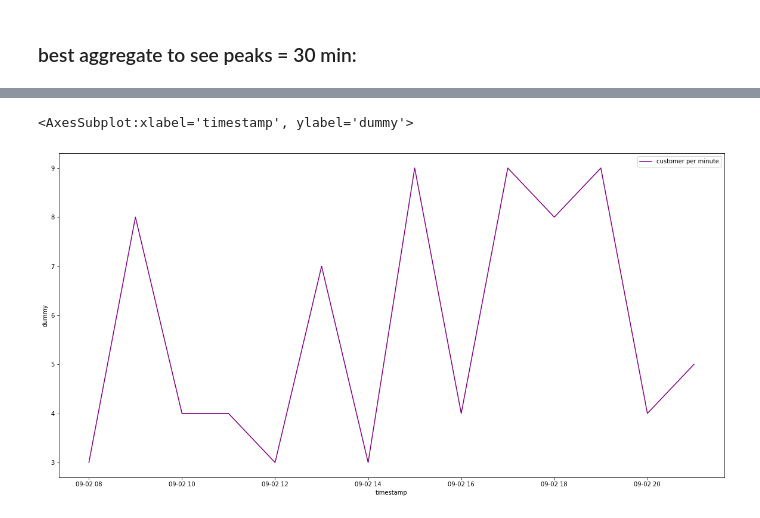
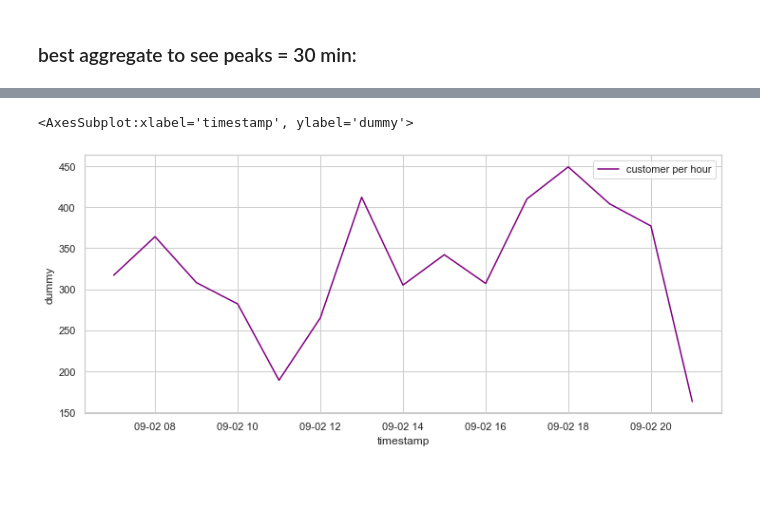
Before and after one commit to mscschliemann/customer_simulation, a Jupyter notebook: 03_total_number_customers_over_time.ipynb, the cells around one changed output, grey strips where cells are left out. Saved outputs shown, nothing was run; the diff lists cells and outputs as text; code cells hidden in the pictures; blank space fills up the shorter version.

```diff
--- a/03_total_number_customers_over_time.ipynb
+++ b/03_total_number_customers_over_time.ipynb
@@ -65,4 +65,4 @@ df.head()
 | 4 | 2019-09-02 07:04:00 | 5 | spices | 1 |
 # %%
 df.timestamp = pd.to_datetime(df.timestamp)
-df.set_index('timestamp')
+df = df.set_index('timestamp')
@@ -113,7 +98,7 @@ df2_resampled.head(8)
 # %% [markdown]
 #### Calculate the total number of customers in the supermarket over time.
 # %%
-plt.figure(figsize=(20,10))
+plt.rcParams['figure.figsize'] = (12, 5)
 sns.lineplot(data=df2_resampled, x="timestamp", y="dummy", color ='darkred', label='customer per minute')
 # %% [output]
 <AxesSubplot:xlabel='timestamp', ylabel='dummy'>
@@ -138,7 +150,5 @@ sns.lineplot(data=df2_resampled, x="timestamp", y="dummy", color ='blue', label=
 # %%
-df2_resampled = df2.resample(rule='1H').ffill()
-plt.figure(figsize=(20,10))
-sns.lineplot(data=df2_resampled, x="timestamp", y="dummy", color ='purple', label='customer per minute')
+sns.lineplot(data=df2.resample(rule='1H').sum(), x="timestamp", y="dummy", color ='purple', label='customer per hour')
 # %% [output]
 <AxesSubplot:xlabel='timestamp', ylabel='dummy'>
-[figure, old version]
+[figure, new version]
```
Also changed, not shown: parts of 8 cells of this notebook.
